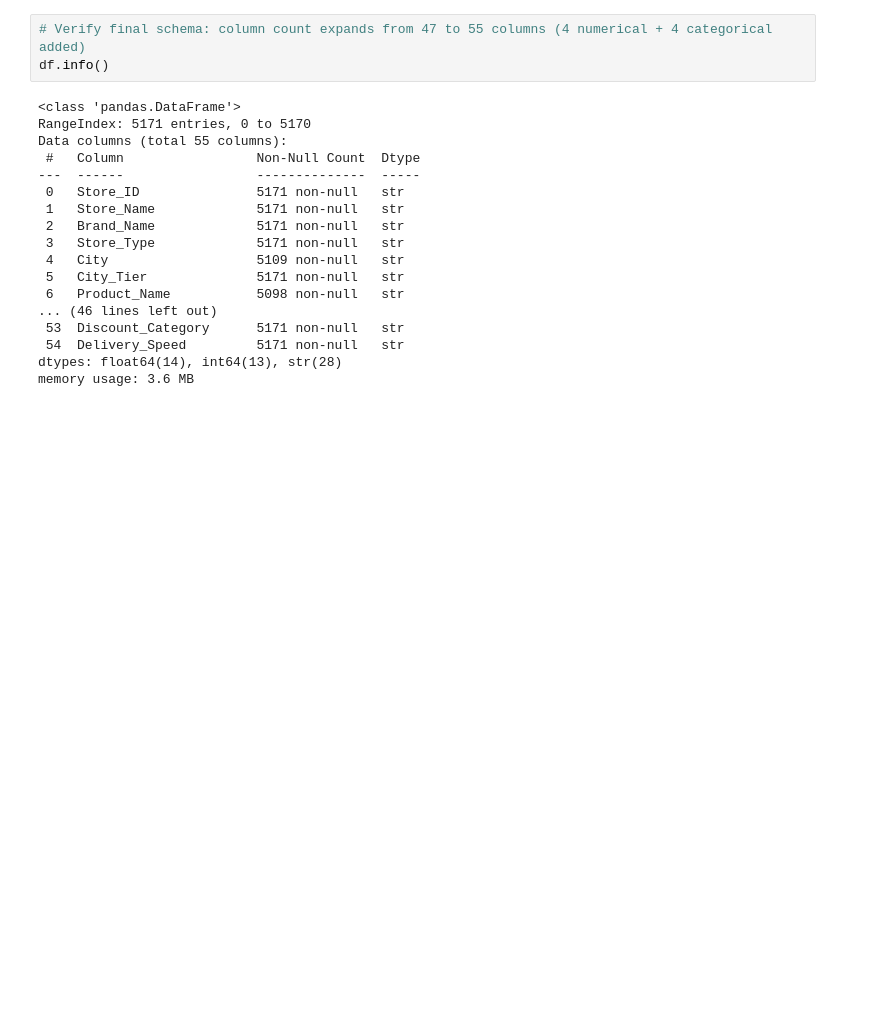
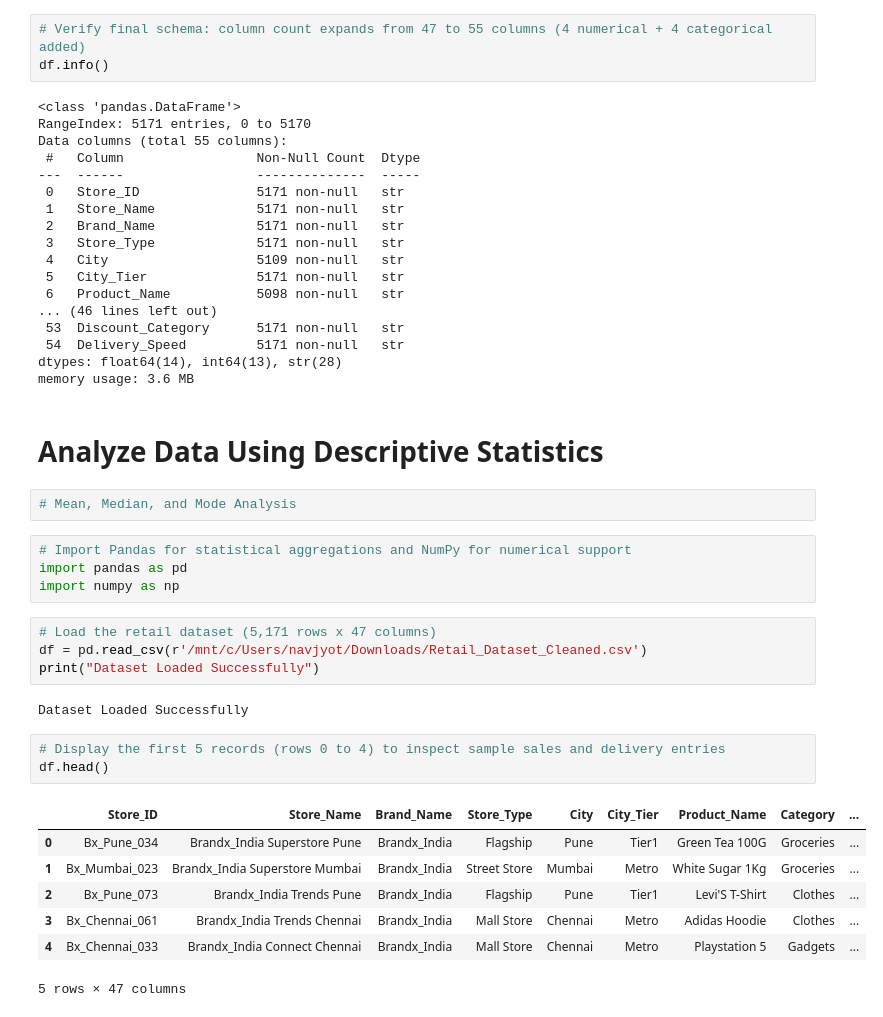
Before and after one commit to NavjyotMasane/Python_Learning, a Jupyter notebook: Data_Manipulation_and_Statistics.ipynb, the cells around one changed output. Drawn from its saved outputs; the diff is of its cells as text; blank space fills up the shorter version.

```diff
--- a/Data_Manipulation_and_Statistics.ipynb
+++ b/Data_Manipulation_and_Statistics.ipynb
@@ -1141,3 +1141,28 @@ Data columns (total 55 columns):
  54  Delivery_Speed         5171 non-null   str
 dtypes: float64(14), int64(13), str(28)
 memory usage: 3.6 MB
+# %% [markdown]
+# Analyze Data Using Descriptive Statistics
+# %%
+# Mean, Median, and Mode Analysis
+# %%
+# Import Pandas for statistical aggregations and NumPy for numerical support
+import pandas as pd
+import numpy as np
+# %%
+# Load the retail dataset (5,171 rows x 47 columns)
+df = pd.read_csv(r'/mnt/c/Users/navjyot/Downloads/Retail_Dataset_Cleaned.csv')
+print("Dataset Loaded Successfully")
+# %% [output]
+Dataset Loaded Successfully
+# %%
+# Display the first 5 records (rows 0 to 4) to inspect sample sales and delivery entries
+df.head()
+# %% [output]
+|  | Store_ID | Store_Name | Brand_Name | Store_Type | City | City_Tier | Product_Name | Category | ... |
+| 0 | Bx_Pune_034 | Brandx_India Superstore Pune | Brandx_India | Flagship | Pune | Tier1 | Green Tea 100G | Groceries | ... |
+| 1 | Bx_Mumbai_023 | Brandx_India Superstore Mumbai | Brandx_India | Street Store | Mumbai | Metro | White Sugar 1Kg | Groceries | ... |
+| 2 | Bx_Pune_073 | Brandx_India Trends Pune | Brandx_India | Flagship | Pune | Tier1 | Levi'S T-Shirt | Clothes | ... |
+| 3 | Bx_Chennai_061 | Brandx_India Trends Chennai | Brandx_India | Mall Store | Chennai | Metro | Adidas Hoodie | Clothes | ... |
+| 4 | Bx_Chennai_033 | Brandx_India Connect Chennai | Brandx_India | Mall Store | Chennai | Metro | Playstation 5 | Gadgets | ... |
+5 rows × 47 columns
```
Also changed, not shown: parts of 25 cells of this notebook.
